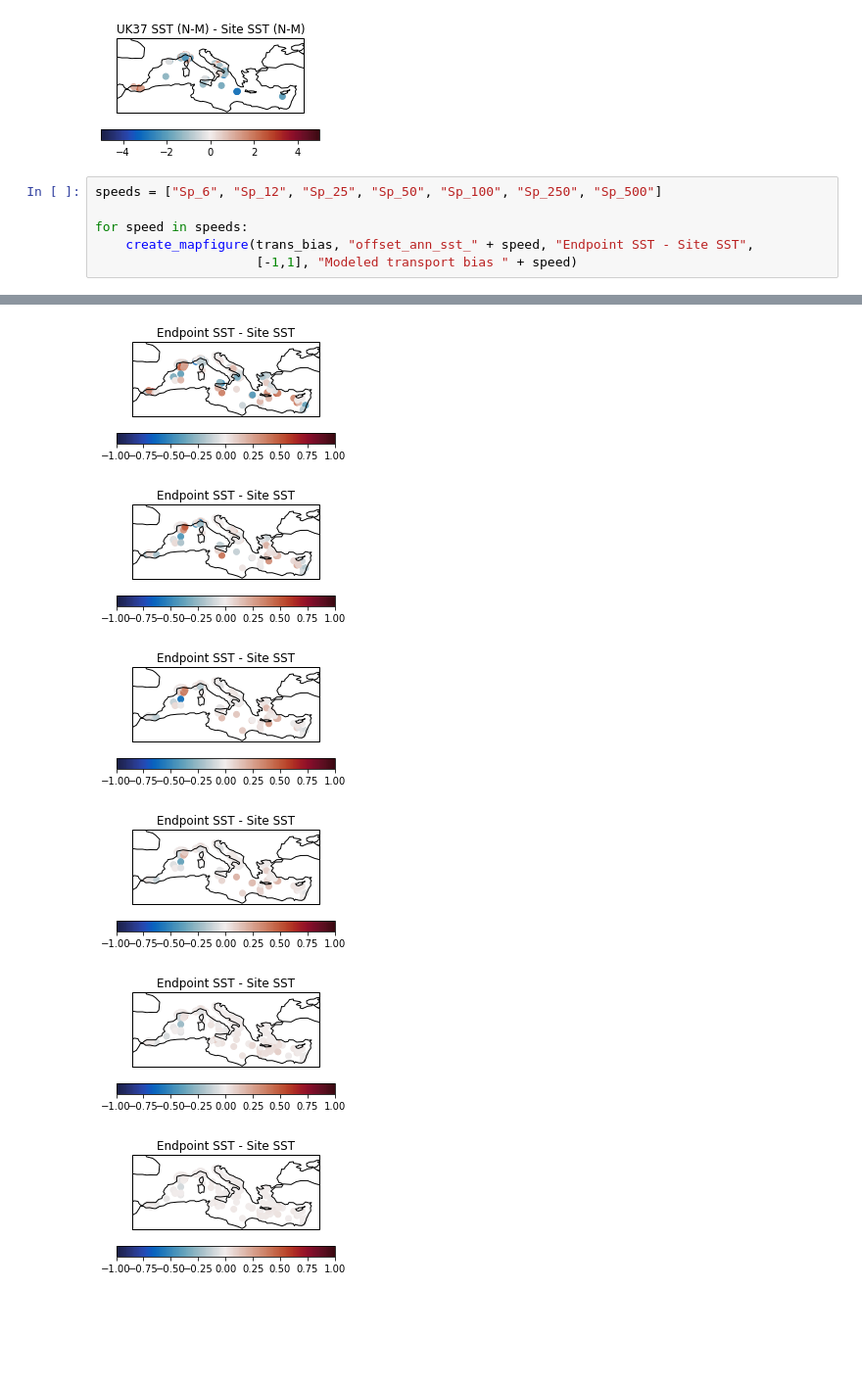
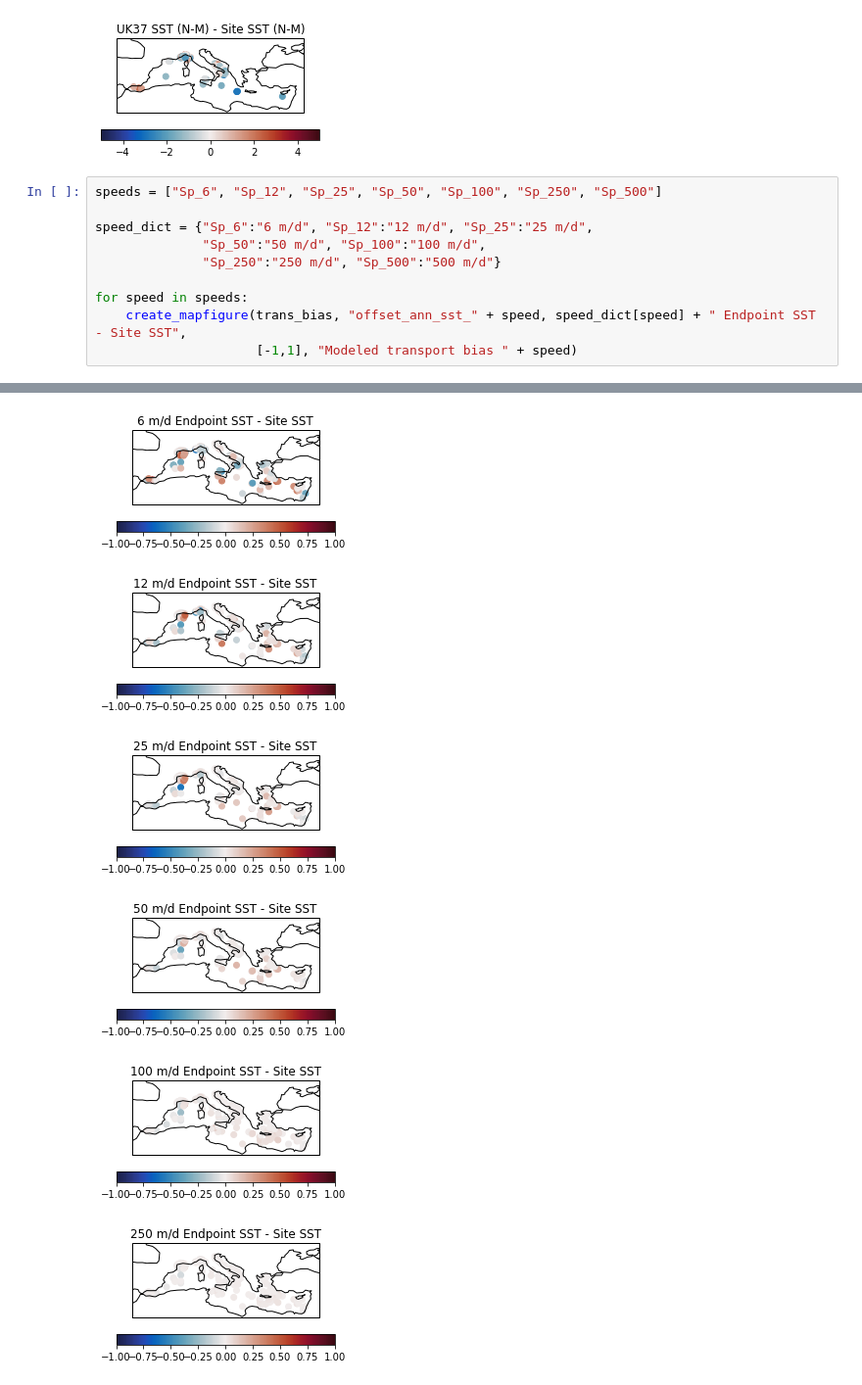
Before and after one commit to addison-rice/lateral-transport, a Jupyter notebook: src/plotting_temp_diff-nemo.ipynb, the cells around one changed output, grey strips where cells are left out. Shown at 98% size. Cells and saved outputs as stored; diff of their text form; blank space fills up the shorter version.

Commit message:
edited plot titles

```diff
--- a/src/plotting_temp_diff-nemo.ipynb
+++ b/src/plotting_temp_diff-nemo.ipynb
@@ -82,7 +82,11 @@ create_mapfigure(uk_winter, "proxy_offset_nov_may_site", "UK37 SST (N-M) - Site
 # %%
 speeds = ["Sp_6", "Sp_12", "Sp_25", "Sp_50", "Sp_100", "Sp_250", "Sp_500"]
 
+speed_dict = {"Sp_6":"6 m/d", "Sp_12":"12 m/d", "Sp_25":"25 m/d",
+              "Sp_50":"50 m/d", "Sp_100":"100 m/d",
+              "Sp_250":"250 m/d", "Sp_500":"500 m/d"}
+
 for speed in speeds:
-    create_mapfigure(trans_bias, "offset_ann_sst_" + speed, "Endpoint SST - Site SST",
+    create_mapfigure(trans_bias, "offset_ann_sst_" + speed, speed_dict[speed] + " Endpoint SST - Site SST",
                      [-1,1], "Modeled transport bias " + speed)
 # %% [output]
@@ -89,6 +95,6 @@ for speed in speeds:
-[figure, old version]
+[figure, new version]
-[figure, old version]
+[figure, new version]
-[figure, old version]
+[figure, new version]
-[figure, old version]
+[figure, new version]
-[figure, old version]
+[figure, new version]
-[figure, old version]
+[figure, new version]
```
Also changed, not shown: parts of 1 cell of this notebook.
